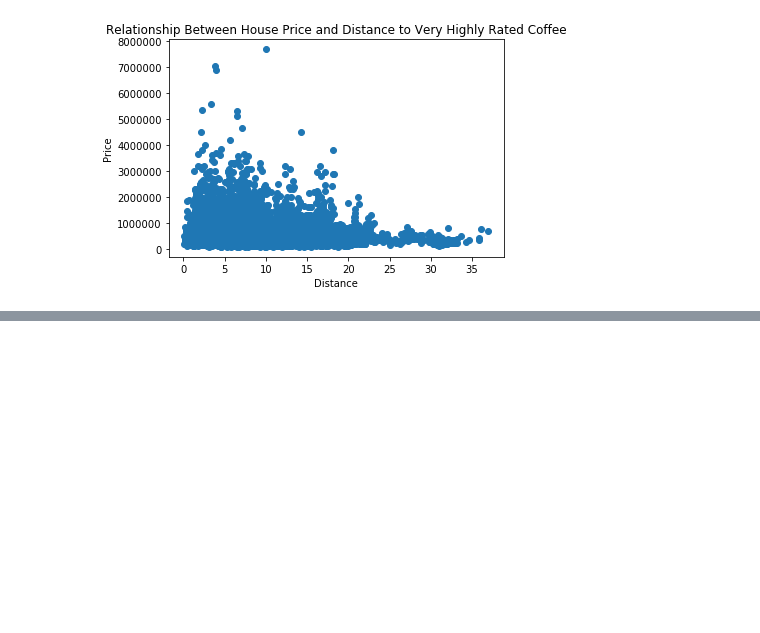
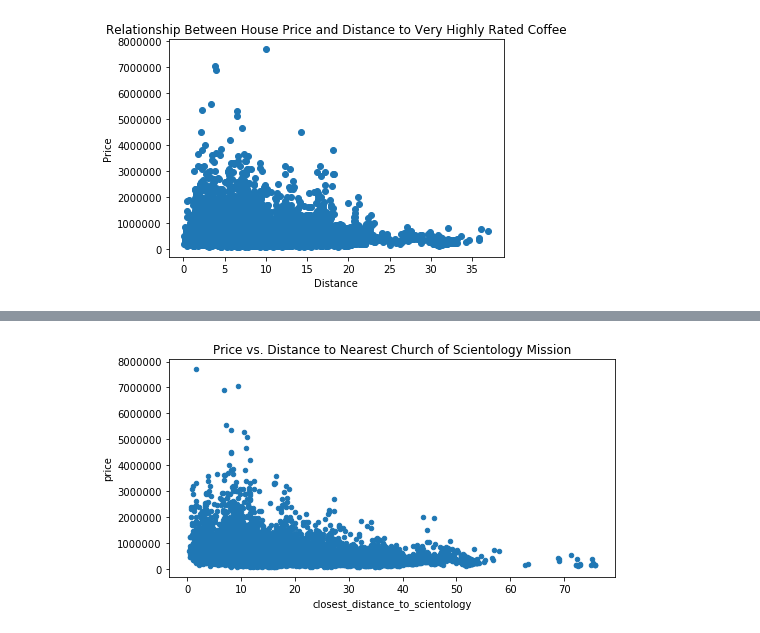
Before and after one commit to dtunnicliffe/house-price-regression-project, a Jupyter notebook: business_problem_and_data_understanding.ipynb, the cells around one changed output, grey strips where cells are left out. Cells and saved outputs as stored; diff of their text form; code cells hidden in the pictures; blank space fills up the shorter version.

```diff
--- a/business_problem_and_data_understanding.ipynb
+++ b/business_problem_and_data_understanding.ipynb
@@ -803,0 +892,7 @@ We found that there was a correlation between house price and proximity to a ver
+# %%
+#church of scientology vs price plot
+plot1 = pd.concat([scientology['price'], scientology['closest_distance_to_scientology']], axis=1)
+plot1.plot.scatter(x='closest_distance_to_scientology', y='price', figsize=(8,4))
+plt.title("Price vs. Distance to Nearest Church of Scientology Mission");
+# %% [output]
+[figure, added]
```
Also changed, not shown: parts of 46 cells of this notebook.
